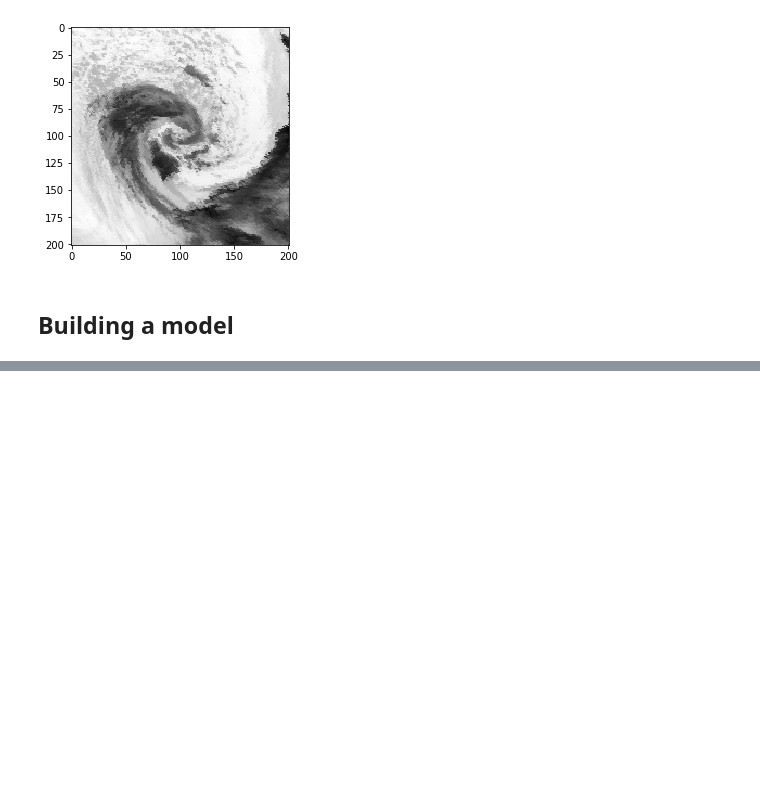
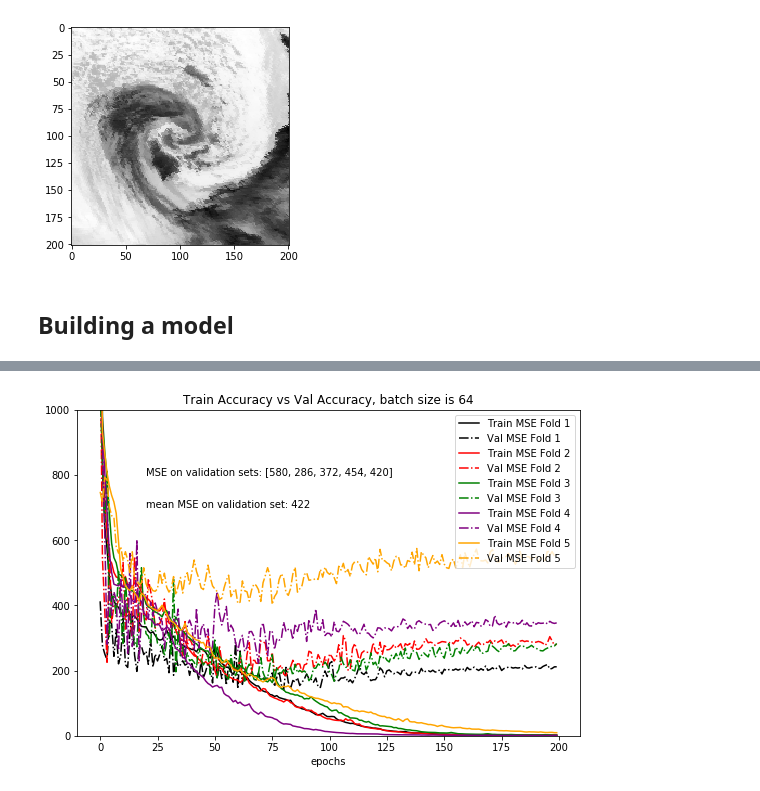
Before and after one commit to Ikaroshu/DeHurricane, a Jupyter notebook: data_explore.ipynb, the cells around one changed output, grey strips where cells are left out. Drawn from its saved outputs; the diff is of its cells as text; code cells hidden in the pictures; blank space fills up the shorter version.

```diff
--- a/data_explore.ipynb
+++ b/data_explore.ipynb
@@ -226,6 +106,5 @@ y = data_info['Vmax'].values[:,np.newaxis]
 # %%
 X_irpmw[np.isnan(X_irpmw)] = 0
 X_irpmw[X_irpmw > 1000] = 0
-# %%
-X_tensor = tf.convert_to_tensor(X_irpmw)
-y = tf.convert_to_tensor(y)
+# %%
+train_x, test_x, train_y, test_y = train_test_split(X_irpmw, y, random_state = 101, test_size=0.2)
@@ -286,2 +232,0 @@ model.compile(loss="mse", optimizer=keras.optimizers.Adam(lr=5e-4, beta_1=0.99,
-# %%
-history = model.fit(X_std, y)
@@ -289,0 +233,17 @@ Train on 4580 samples
+# %%
+n_epochs=200
+batch_size=64
+model_history = []  #save the model history in a list after fitting so that we can plot later
+val_scores=[]
+kf = KFold(n_splits=5)
+
+i=0
+for train_index, test_index in kf.split(X_irpmw):
+    print("Training on Fold: ",i+1)
+    i+=1
+    train_x, val_x = X_irpmw[train_index], X_irpmw[test_index]
+    train_y, val_y = y[train_index], y[test_index]
+    history,val_score = train_val_model(train_x,train_y,val_x,val_y, n_epochs, batch_size)
+    model_history.append(history)
+    val_scores.append(val_score)
+    print("======="*12, end="\n\n\n")
@@ -289,0 +283,16 @@ Train on 4580 samples
+# %%
+plt.figure(figsize=(9,6))
+plt.title('Train Accuracy vs Val Accuracy, batch size is 64')
+colors=['black','red','green','purple','orange']
+for i in range(5):
+    plt.plot(model_history[i].history['mean_squared_error'], label='Train MSE Fold '+str(i+1), color=colors[i])
+    plt.plot(model_history[i].history['val_mean_squared_error'], label='Val MSE Fold '+str(i+1), color=colors[i], linestyle = "dashdot")
+
+plt.legend(loc='upper right')
+plt.xlabel('epochs')
+plt.ylim(0,1000)
+plt.text(20,800,"MSE on validation sets: "+str([int(v) for v,v2 in val_scores]))
+plt.text(20,700,"mean MSE on validation set: "+str(int(np.mean(val_scores,axis=0)[0])))
+plt.show()
+# %% [output]
+[figure, added]
```
Also changed, not shown: parts of 46 cells of this notebook, 1 other file.
